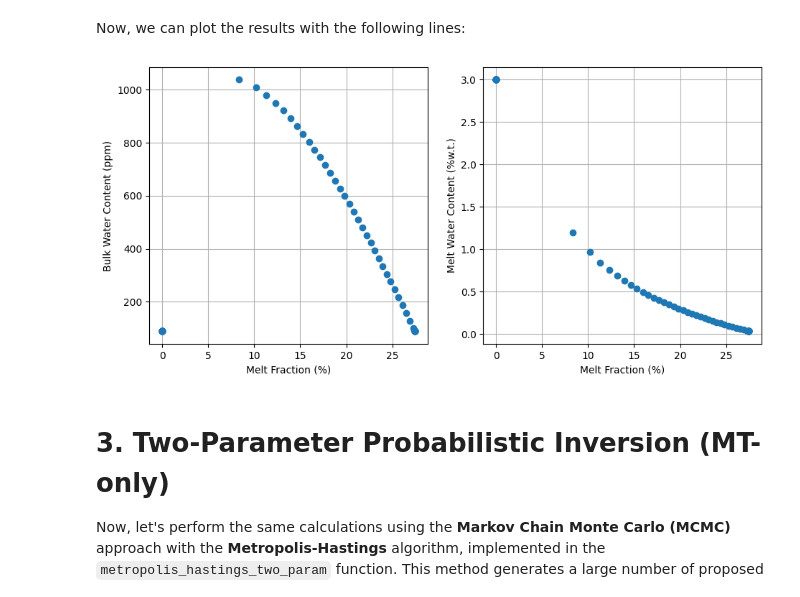
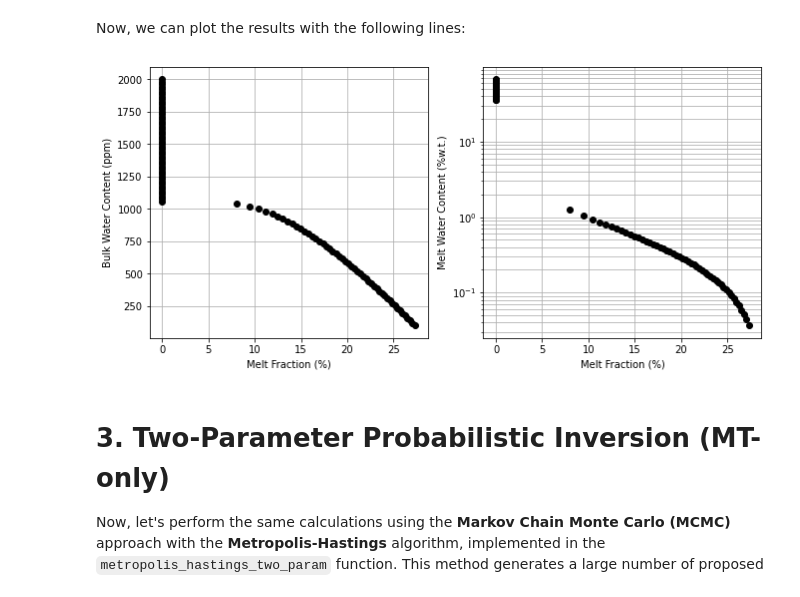
Before and after one commit to sinanozaydin/pide, a Jupyter notebook: examples/notebooks/11_Melt_Estimation.ipynb, the cells around one changed output. Cells and saved outputs as stored; diff of their text form; code cells hidden in the pictures.

Commit message:
fixes with new melt adjusting method

```diff
--- a/examples/notebooks/11_Melt_Estimation.ipynb
+++ b/examples/notebooks/11_Melt_Estimation.ipynb
@@ -189,7 +186,7 @@ temperature = np.ones(100) * 1500
 pressure = np.ones(100) * 3
 
 #setting up bulk water arrays to be varied between 100 and 3000 ppm.
-bulk_water_array = np.linspace(100,3000,100)
+bulk_water_array = np.linspace(100,2000,100)
 
 p_obj.set_temperature(temperature)
 p_obj.set_pressure(pressure)
@@ -229,19 +226,20 @@ Now, we can plot the results with the following lines:
 # %%
 fig = plt.figure(figsize = (11,5))
 ax = plt.subplot(121)
-ax.plot(np.array(melt_frac_solution) * 1e2, bulk_water_array,'o')
+ax.plot(np.array(melt_frac_solution) * 1e2, bulk_water_array,'o', color = 'k')
 ax.set_xlabel('Melt Fraction (%)')
 ax.set_ylabel('Bulk Water Content (ppm)')
 ax.grid(which = 'both')
 
 ax2 = plt.subplot(122)
-ax2.plot(np.array(melt_frac_solution) * 1e2, p_obj.h2o_melt *1e-4,'o')
+ax2.plot(np.array(melt_frac_solution) * 1e2, p_obj.h2o_melt *1e-4,'o', color = 'k')
 ax2.set_xlabel('Melt Fraction (%)')
 ax2.set_ylabel('Melt Water Content (%w.t.)')
+ax2.set_yscale('log')
 ax2.grid(which = 'both')
 plt.show()
 # %% [output]
-[figure, old version]
+[figure, new version]
 # %% [markdown]
 # 3. Two-Parameter Probabilistic Inversion (MT-only)
 
```
Also changed, not shown: parts of 6 cells of this notebook, 3 other files.
